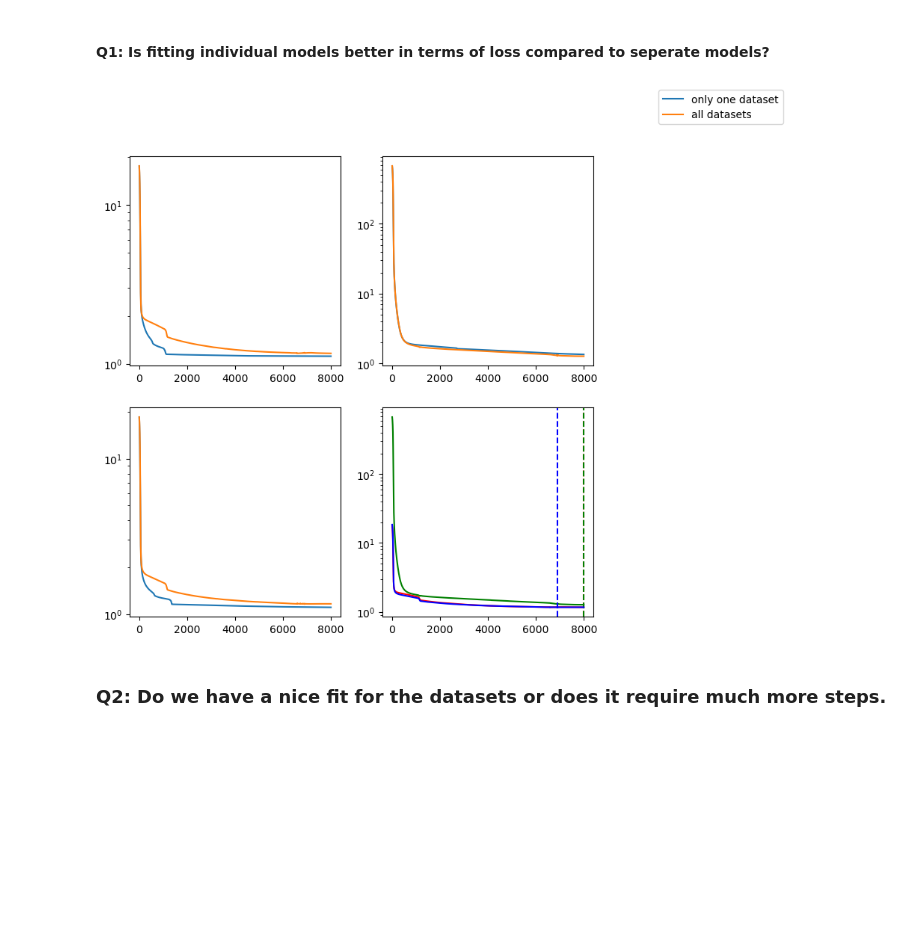
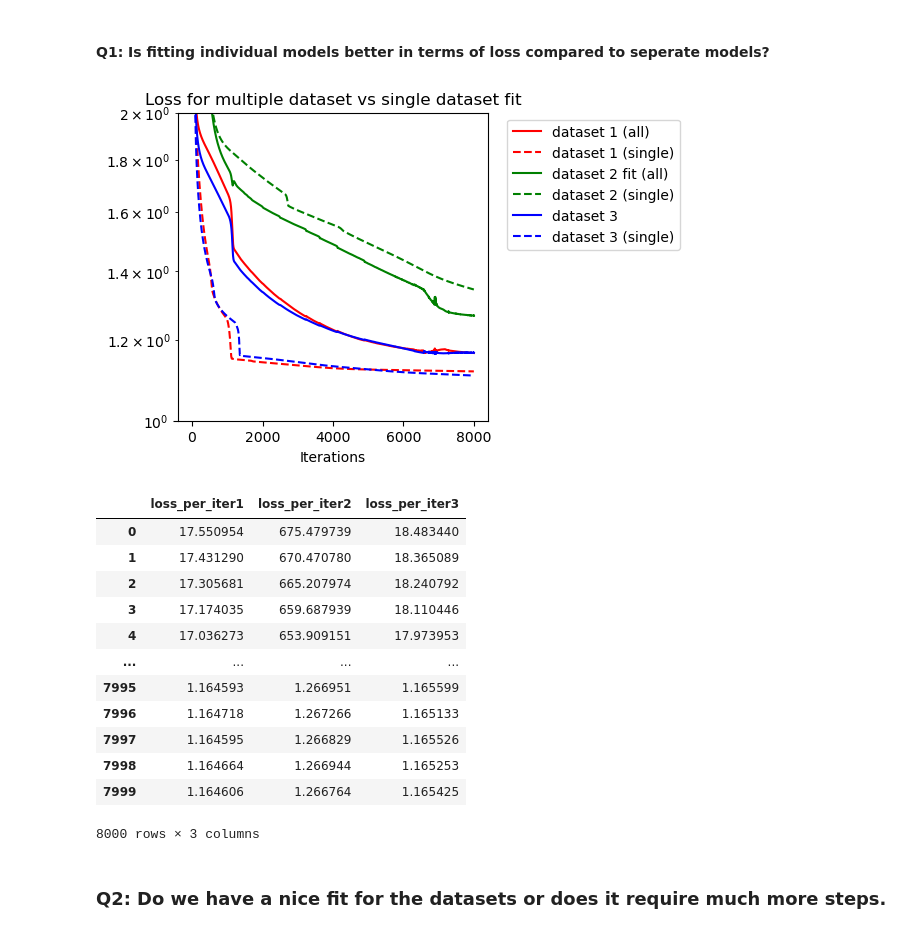
Before and after one commit to mahdi-shafiei/jaxkineticmodel, a Jupyter notebook: scripts/experiments/1809_ANALYSIS_glucose_pulse_fit_assessment.ipynb, the cells around one changed output. Cells and saved outputs as stored; diff of their text form; code cells hidden in the pictures; blank space fills up the shorter version.

```diff
--- a/scripts/experiments/1809_ANALYSIS_glucose_pulse_fit_assessment.ipynb
+++ b/scripts/experiments/1809_ANALYSIS_glucose_pulse_fit_assessment.ipynb
@@ -30,48 +31,57 @@ n_parameters 141
 # %%
 filepath="results/EXP4_Glycolysis_Fitting_Datasets/"
 filenames=os.listdir(filepath)
 filenames_subset=[]
 for file in filenames:
 
-    if "8000" in file and "losses" in file:
+    if "2000" in file and "losses" in file:
 
         if "all_pulse_datasets" in file:
             loss_all=pd.read_csv(filepath+file,index_col=0)
         elif "FF1_timeseries_format_datasets" in file:
             loss_FF1=pd.read_csv(filepath+file,index_col=0)
         elif "losses_FF2_timeseries_format_datasets_niter" in file:
             loss_FF2=pd.read_csv(filepath+file,index_col=0)
         elif "losses_FF3_timeseries_format_datasets_niter" in file:
             loss_FF3=pd.read_csv(filepath+file,index_col=0)
 
 
 # losses=pd.read_csv("results/EXP4_Glycolysis_Fitting_Datasets/1509_losses_ss_datasets_literature_parameter_init.csv",index_col=0)
-fig,ax=plt.subplots(nrows=2,ncols=2,figsize=(8,8))
-ax[0,0].plot(loss_FF1,label="only one dataset")
-ax[0,0].plot(loss_all['loss_per_iter1'],label="all datasets")
-ax[0,0].set_yscale("log")
-
-ax[0,1].plot(loss_FF2)
-ax[0,1].plot(loss_all['loss_per_iter2'])
-ax[0,1].set_yscale("log")
+fig,ax=plt.subplots(figsize=(4,4))
 
 
-ax[1,0].plot(loss_FF3)
-ax[1,0].plot(loss_all['loss_per_iter3'])
-fig.legend(bbox_to_anchor=(1.0,1),loc="upper left")
-ax[1,0].set_yscale("log")
 
+ax.plot(loss_all['loss_per_iter1'],c="red",label="dataset 1 (all)")
+ax.plot(loss_FF1,c="red",linestyle="--",label="dataset 1 (single)")
 
-ax[1,1].plot(loss_all['loss_per_iter1'],c="red",label="GP1")
-ax[1,1].axvline(np.argmin(loss_all['loss_per_iter1']),c="red",linestyle="--")
-ax[1,1].plot(loss_all['loss_per_iter2'],c="green",label="GP2")
-ax[1,1].axvline(np.argmin(loss_all['loss_per_iter2']),c="green",linestyle="--")
-ax[1,1].plot(loss_all['loss_per_iter3'],c="blue",label="GP3")
-ax[1,1].axvline(np.argmin(loss_all['loss_per_iter3']),c="blue",linestyle="--")
-
-ax[1,1].set_yscale("log")
+ax.plot(loss_all['loss_per_iter2'],c="green",label="dataset 2 fit (all)")
+ax.plot(loss_FF2,c="green",linestyle="--",label="dataset 2 (single)")
+ax.plot(loss_all['loss_per_iter3'],c="blue",label="dataset 3")
+ax.plot(loss_FF3,c="blue",linestyle="--",label="dataset 3 (single)")
+ax.set_ylim(1,2)
+ax.legend(bbox_to_anchor=(1.04,1),loc="upper left")
+ax.set_title("Loss for multiple dataset vs single dataset fit")
+ax.set_yscale("log")
+ax.set_xlabel("Iterations")
+fig.savefig("figures/SI_figures/multiple_datasets.png",bbox_inches="tight")
 # %% [output]
-[figure, old version]
+[figure, new version]
+# %%
+loss_all
+# %% [output]
+|  | loss_per_iter1 | loss_per_iter2 | loss_per_iter3 |
+| 0 | 17.550954 | 675.479739 | 18.483440 |
+| 1 | 17.431290 | 670.470780 | 18.365089 |
+| 2 | 17.305681 | 665.207974 | 18.240792 |
+| 3 | 17.174035 | 659.687939 | 18.110446 |
+| 4 | 17.036273 | 653.909151 | 17.973953 |
+| ... | ... | ... | ... |
+| 7995 | 1.164593 | 1.266951 | 1.165599 |
+| 7996 | 1.164718 | 1.267266 | 1.165133 |
+| 7997 | 1.164595 | 1.266829 | 1.165526 |
+| 7998 | 1.164664 | 1.266944 | 1.165253 |
+| 7999 | 1.164606 | 1.266764 | 1.165425 |
+8000 rows × 3 columns
 # %% [markdown]
 ### Q2: Do we have a nice fit for the datasets or does it require much more steps.
 # %%
```
Also changed, not shown: parts of 1 cell of this notebook, 8 other files.
